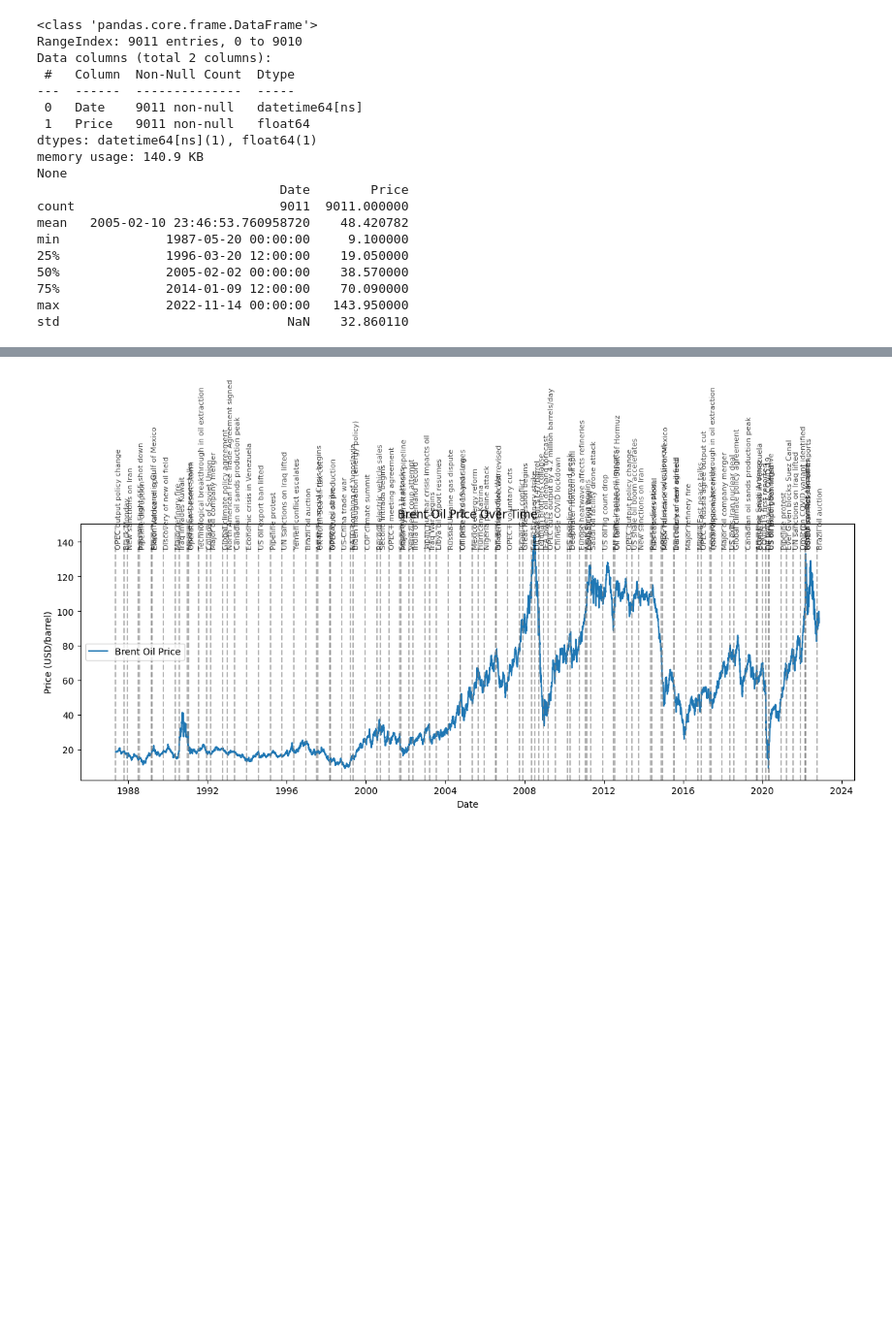
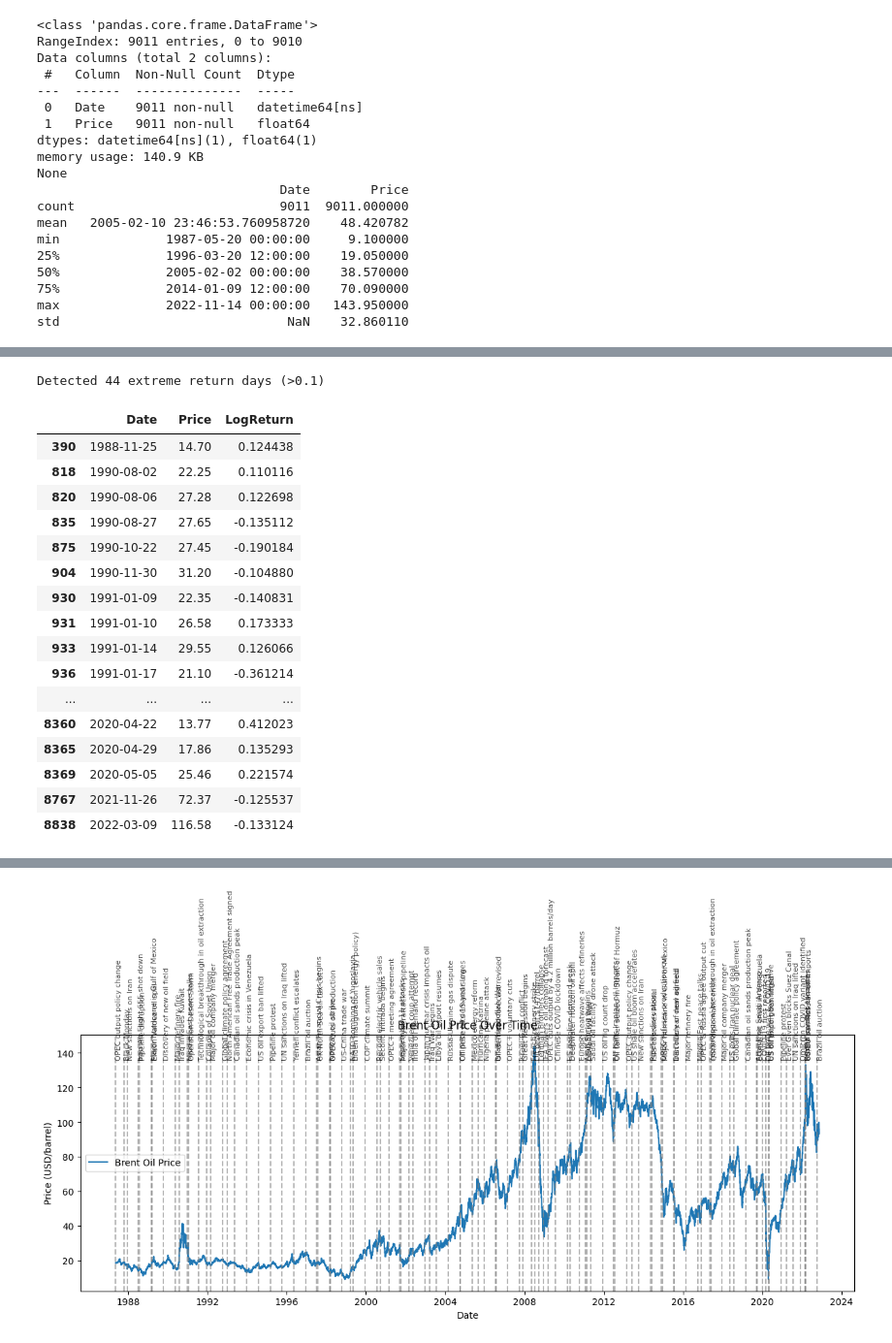
Before and after one commit to sumeyaaaa/brent-oil-changepoint-analysis, a Jupyter notebook: notebooks/task-1/Load_Eda.ipynb, the cells around one changed output, grey strips where cells are left out. Shown at 97% size. Cells and saved outputs as stored; diff of their text form; code cells hidden in the pictures; blank space fills up the shorter version.

```diff
--- a/notebooks/task-1/Load_Eda.ipynb
+++ b/notebooks/task-1/Load_Eda.ipynb
@@ -83,0 +103,21 @@ std                              NaN    32.860110
+# %%
+detect_outliers(price_df, threshold=0.1)
+# %% [output]
+Detected 44 extreme return days (>0.1)
+|  | Date | Price | LogReturn |
+| 390 | 1988-11-25 | 14.70 | 0.124438 |
+| 818 | 1990-08-02 | 22.25 | 0.110116 |
+| 820 | 1990-08-06 | 27.28 | 0.122698 |
+| 835 | 1990-08-27 | 27.65 | -0.135112 |
+| 875 | 1990-10-22 | 27.45 | -0.190184 |
+| 904 | 1990-11-30 | 31.20 | -0.104880 |
+| 930 | 1991-01-09 | 22.35 | -0.140831 |
+| 931 | 1991-01-10 | 26.58 | 0.173333 |
+| 933 | 1991-01-14 | 29.55 | 0.126066 |
+| 936 | 1991-01-17 | 21.10 | -0.361214 |
+| ... | ... | ... | ... |
+| 8360 | 2020-04-22 | 13.77 | 0.412023 |
+| 8365 | 2020-04-29 | 17.86 | 0.135293 |
+| 8369 | 2020-05-05 | 25.46 | 0.221574 |
+| 8767 | 2021-11-26 | 72.37 | -0.125537 |
+| 8838 | 2022-03-09 | 116.58 | -0.133124 |
```
Also changed, not shown: parts of 6 cells of this notebook, 1 other file.
